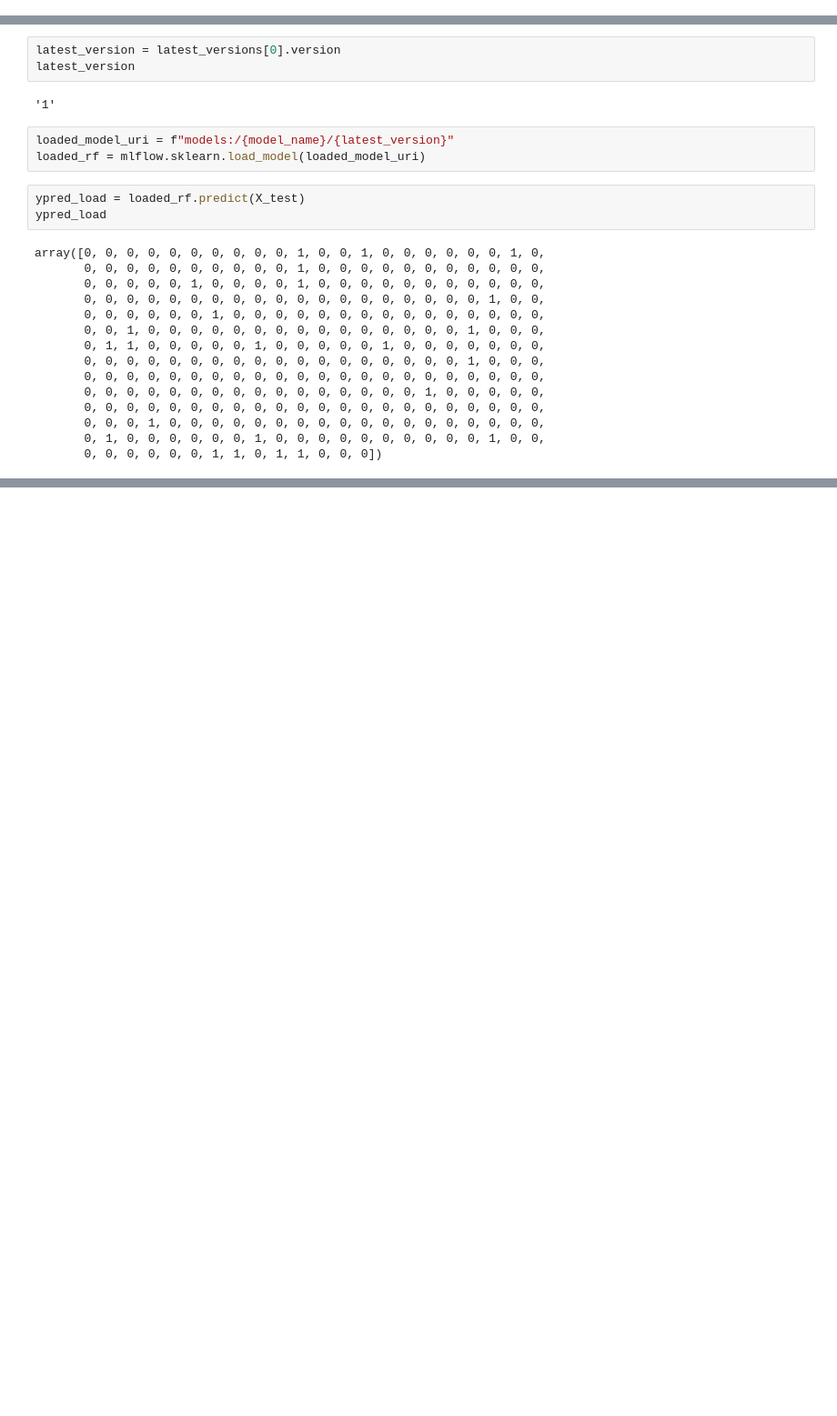
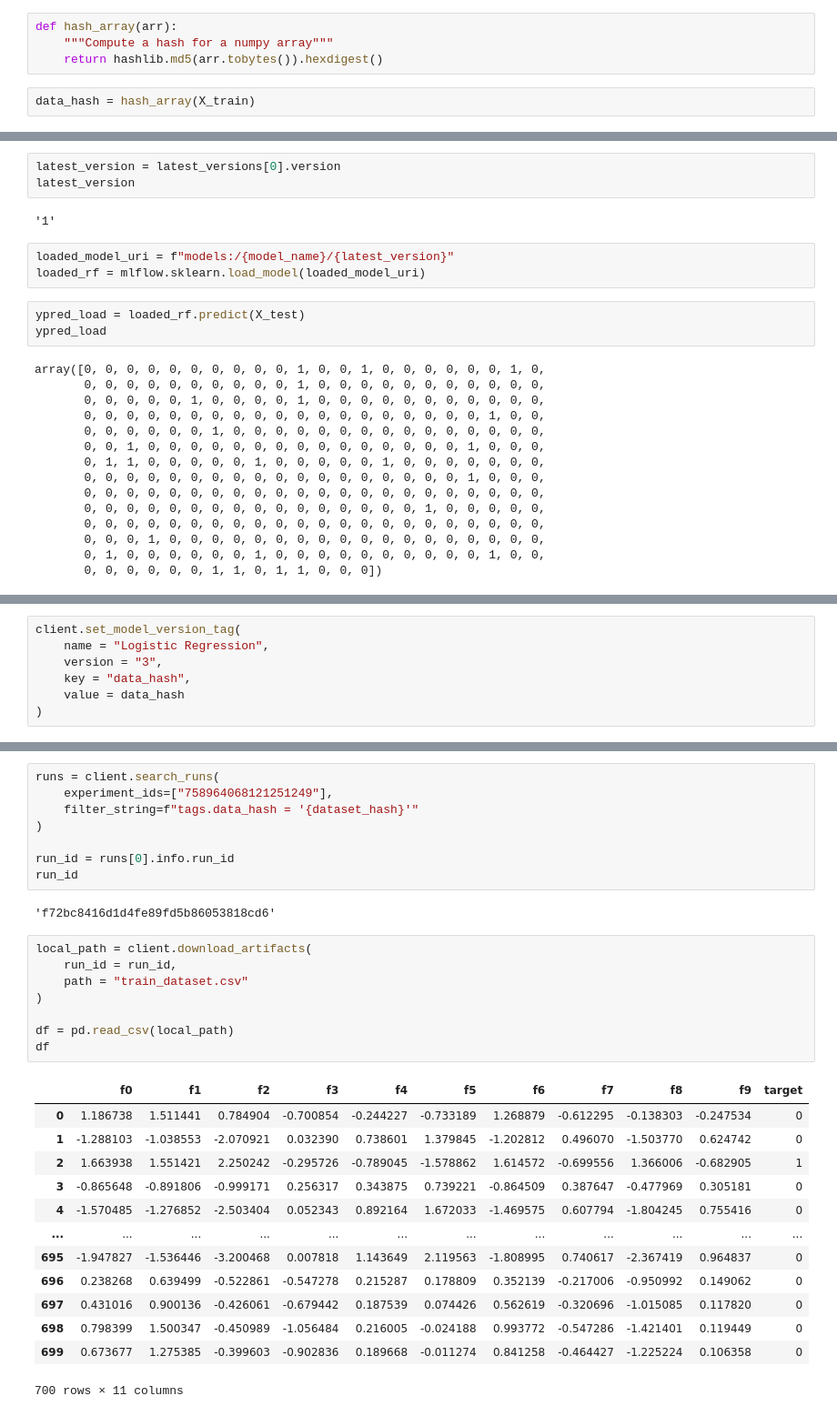
Before and after one commit to sahilgk-cms/MLFlow-local, a Jupyter notebook: First_exp.ipynb, the cells around one changed output, grey strips where cells are left out. Shown at 91% size. Cells and saved outputs as stored; diff of their text form; blank space fills up the shorter version.

```diff
--- a/First_exp.ipynb
+++ b/First_exp.ipynb
@@ -25,0 +34,6 @@ X_train, X_test, y_train, y_test = train_test_split(X, y, test_size=0.3, stratif
+# %%
+def hash_array(arr):
+    """Compute a hash for a numpy array"""
+    return hashlib.md5(arr.tobytes()).hexdigest()
+# %%
+data_hash = hash_array(X_train)
@@ -225,0 +266,7 @@ latest_versions
+# %%
+client.set_model_version_tag(
+    name = "Logistic Regression",
+    version = "3",
+    key = "data_hash",
+    value = data_hash
+)
@@ -225,0 +283,32 @@ latest_versions
+# %%
+runs = client.search_runs(
+    experiment_ids=["758964068121251249"],
+    filter_string=f"tags.data_hash = '{dataset_hash}'"
+)
+
+run_id = runs[0].info.run_id
+run_id
+# %% [output]
+'f72bc8416d1d4fe89fd5b86053818cd6'
+# %%
+local_path = client.download_artifacts(
+    run_id = run_id,
+    path = "train_dataset.csv"
+)
+
+df = pd.read_csv(local_path)
+df
+# %% [output]
+|  | f0 | f1 | f2 | f3 | f4 | f5 | f6 | f7 | f8 | f9 | target |
+| 0 | 1.186738 | 1.511441 | 0.784904 | -0.700854 | -0.244227 | -0.733189 | 1.268879 | -0.612295 | -0.138303 | -0.247534 | 0 |
+| 1 | -1.288103 | -1.038553 | -2.070921 | 0.032390 | 0.738601 | 1.379845 | -1.202812 | 0.496070 | -1.503770 | 0.624742 | 0 |
+| 2 | 1.663938 | 1.551421 | 2.250242 | -0.295726 | -0.789045 | -1.578862 | 1.614572 | -0.699556 | 1.366006 | -0.682905 | 1 |
+| 3 | -0.865648 | -0.891806 | -0.999171 | 0.256317 | 0.343875 | 0.739221 | -0.864509 | 0.387647 | -0.477969 | 0.305181 | 0 |
+| 4 | -1.570485 | -1.276852 | -2.503404 | 0.052343 | 0.892164 | 1.672033 | -1.469575 | 0.607794 | -1.804245 | 0.755416 | 0 |
+| ... | ... | ... | ... | ... | ... | ... | ... | ... | ... | ... | ... |
+| 695 | -1.947827 | -1.536446 | -3.200468 | 0.007818 | 1.143649 | 2.119563 | -1.808995 | 0.740617 | -2.367419 | 0.964837 | 0 |
+| 696 | 0.238268 | 0.639499 | -0.522861 | -0.547278 | 0.215287 | 0.178809 | 0.352139 | -0.217006 | -0.950992 | 0.149062 | 0 |
+| 697 | 0.431016 | 0.900136 | -0.426061 | -0.679442 | 0.187539 | 0.074426 | 0.562619 | -0.320696 | -1.015085 | 0.117820 | 0 |
+| 698 | 0.798399 | 1.500347 | -0.450989 | -1.056484 | 0.216005 | -0.024188 | 0.993772 | -0.547286 | -1.421401 | 0.119449 | 0 |
+| 699 | 0.673677 | 1.275385 | -0.399603 | -0.902836 | 0.189668 | -0.011274 | 0.841258 | -0.464427 | -1.225224 | 0.106358 | 0 |
+700 rows × 11 columns
```
Also changed, not shown: parts of 23 cells of this notebook.
